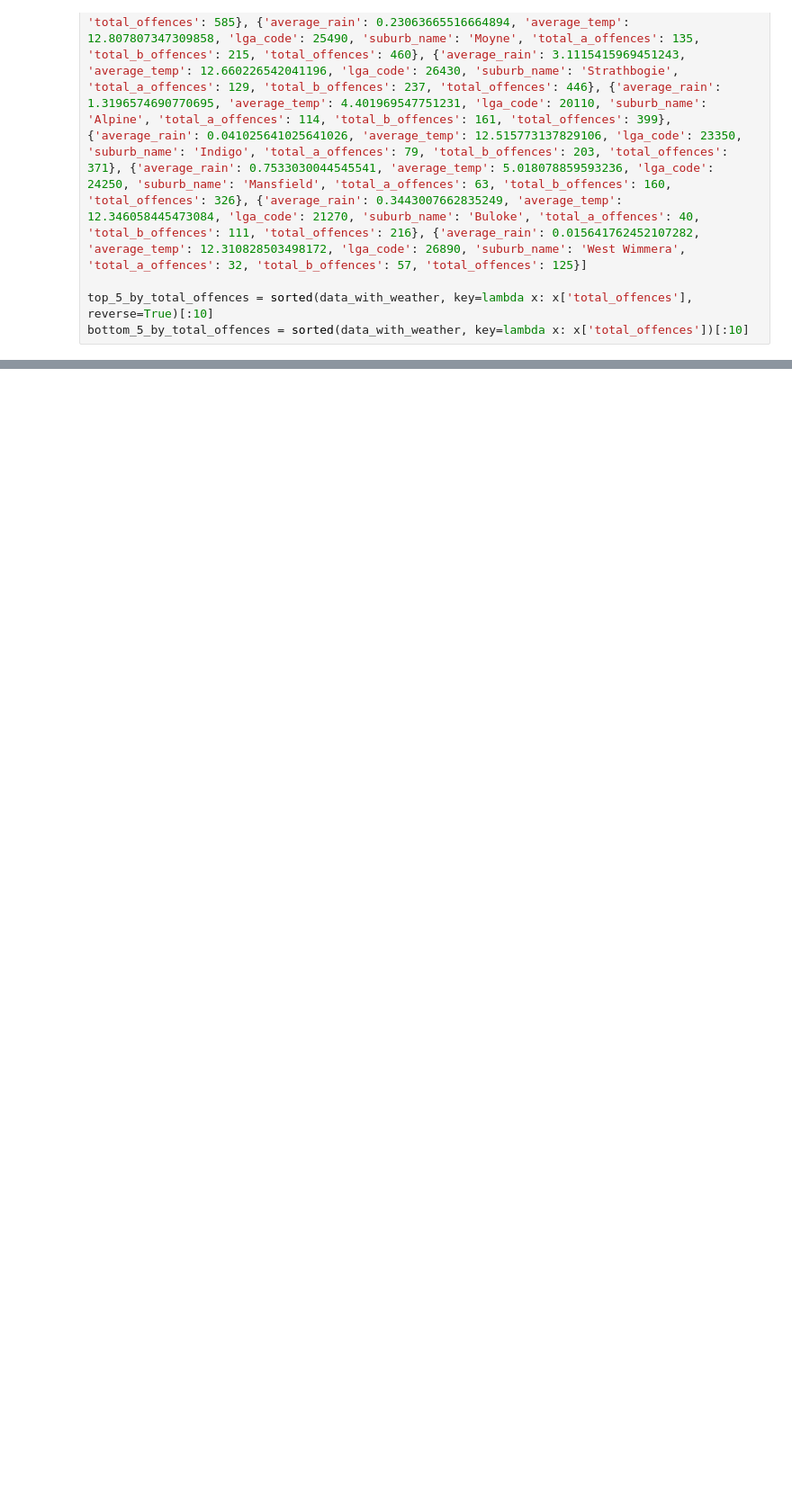
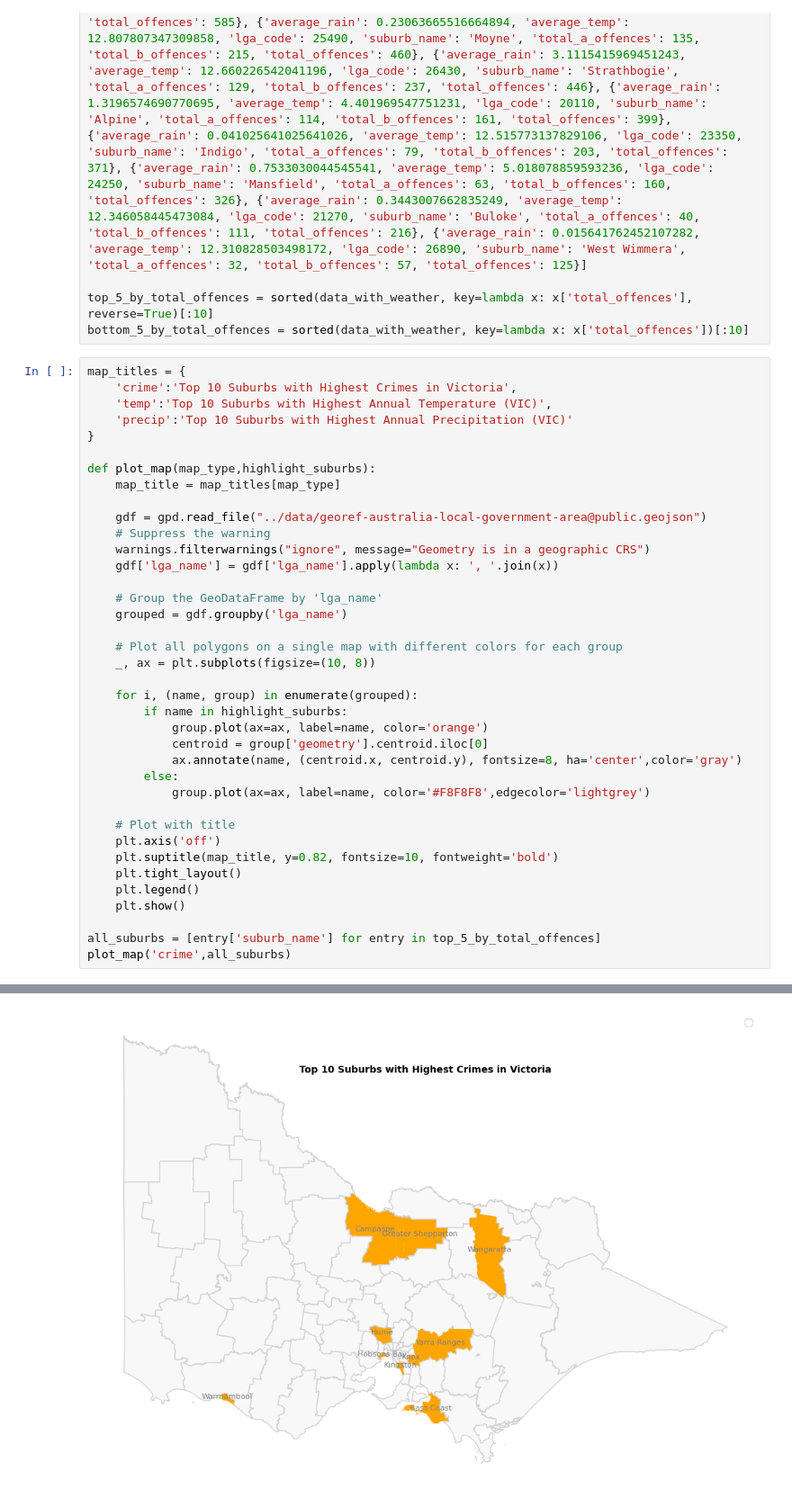
Before and after one commit to TLzzs/Realtime-Data-Analytic, a Jupyter notebook: frontend/plot_debug.ipynb, the cells around one changed output, grey strips where cells are left out. Shown: that part at 90% size. Drawn from its saved outputs; the diff is of its cells as text; blank space fills up the shorter version.

```diff
--- a/frontend/plot_debug.ipynb
+++ b/frontend/plot_debug.ipynb
@@ -12,3 +13,42 @@ data_with_weather = [{'average_rain': 1.3043003068645171, 'average_temp': 12.680
 
 top_5_by_total_offences = sorted(data_with_weather, key=lambda x: x['total_offences'], reverse=True)[:10]
 bottom_5_by_total_offences = sorted(data_with_weather, key=lambda x: x['total_offences'])[:10]
+# %%
+map_titles = {
+    'crime':'Top 10 Suburbs with Highest Crimes in Victoria',
+    'temp':'Top 10 Suburbs with Highest Annual Temperature (VIC)',
+    'precip':'Top 10 Suburbs with Highest Annual Precipitation (VIC)'
+}
+
+def plot_map(map_type,highlight_suburbs):
+    map_title = map_titles[map_type]
+
+    gdf = gpd.read_file("../data/georef-australia-local-government-area@public.geojson")
+    # Suppress the warning
+    warnings.filterwarnings("ignore", message="Geometry is in a geographic CRS")
+    gdf['lga_name'] = gdf['lga_name'].apply(lambda x: ', '.join(x))
+
+    # Group the GeoDataFrame by 'lga_name'
+    grouped = gdf.groupby('lga_name')
+
+    # Plot all polygons on a single map with different colors for each group
+    _, ax = plt.subplots(figsize=(10, 8))
+
+    for i, (name, group) in enumerate(grouped):
+        if name in highlight_suburbs:
+            group.plot(ax=ax, label=name, color='orange')
+            centroid = group['geometry'].centroid.iloc[0]
+            ax.annotate(name, (centroid.x, centroid.y), fontsize=8, ha='center',color='gray')
+        else:
+            group.plot(ax=ax, label=name, color='#F8F8F8',edgecolor='lightgrey')
+
+    # Plot with title
+    plt.axis('off')
+    plt.suptitle(map_title, y=0.82, fontsize=10, fontweight='bold')
+    plt.tight_layout()
+    plt.legend()
+    plt.show()
+
+all_suburbs = [entry['suburb_name'] for entry in top_5_by_total_offences]
+plot_map('crime',all_suburbs)
+# %% [output]
@@ -15 +58,2 @@ bottom_5_by_total_offences = sorted(data_with_weather, key=lambda x: x['total_of
+[figure, added]
 # %%
```
Also changed, not shown: parts of 6 cells of this notebook, 6 other files.
